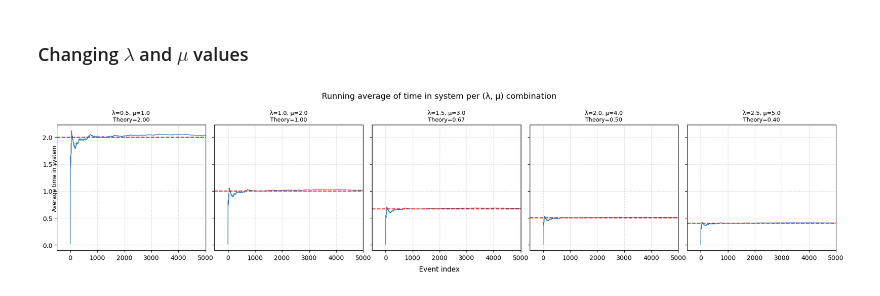
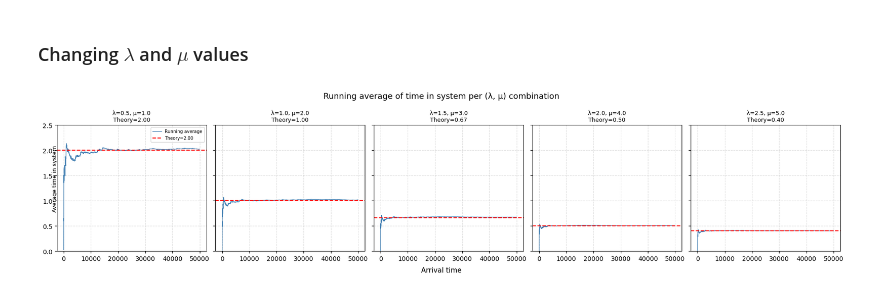
Before and after one commit to cdhvilsted/UniversityTrentoS26, a Jupyter notebook: HWqueue.ipynb, the cells around one changed output. Saved outputs shown, nothing was run; the diff lists cells and outputs as text; code cells hidden in the pictures.

Commit message:
Corrected plots with axes

```diff
--- a/HWqueue.ipynb
+++ b/HWqueue.ipynb
@@ -212,7 +212,7 @@ b = 10
 seed_list = [random.randint(0, 1000000) for _ in range(b)]
 lambda_value = 2
 mu_value = 3
-simulation_time_value = 750000
+simulation_time_value = 50000
 
 sample_means = []
 sample_variances = []
@@ -328,7 +312,7 @@ b = 5
 seed_value = 42
 lambda_list = [0.5, 1.0, 1.5, 2.0, 2.5]
 mu_list = [1.0, 2.0, 3.0, 4.0, 5.0]
-simulation_time_value = 750000
+simulation_time_value = 50000
 
 sample_means_2 = []
 sample_variances_2 = []
@@ -360,30 +341,38 @@ diff_pr_sim_2 = [[d - a for d, a in zip(dep, arr)]
 # %%
 import matplotlib.pyplot as plt
 import numpy as np
+from scipy import stats
+
+diff_pr_sim_2 = [[d - a for d, a in zip(dep, arr)]
+                 for arr, dep in zip(arrival_time_pr_sim_2, departure_time_pr_sim_2)]
 
 def running_average(arr):
     return np.cumsum(arr) / np.arange(1, len(arr) + 1)
 
-step = 10
-fig, axes = plt.subplots(1, len(lambda_list), figsize=(18, 4), sharex=True, sharey=True)
+fig, axes = plt.subplots(1, len(lambda_list), figsize=(18, 4), sharey=True)
 
 for idx, (lam, mu) in enumerate(zip(lambda_list, mu_list)):
     ax = axes[idx]
-
-    ra = running_average(diff_pr_sim_2[idx])
     theoretical = 1 / (mu - lam)
 
-    ax.plot(ra[::step], linewidth=1, color='steelblue')
-    ax.axhline(y=theoretical, linestyle='--', linewidth=1.5, color='red')
+    # Only one simulation per (lam, mu) combo, so no CI — just plot directly
+    ra = running_average(np.array(diff_pr_sim_2[idx]))
+    arr_times = np.array(arrival_time_pr_sim_2[idx])
+
+    n = min(len(arr_times), len(ra))
+    ax.plot(arr_times[:n], ra[:n], linewidth=1, color='steelblue', label="Running average")
+    ax.axhline(y=theoretical, linestyle='--', linewidth=1.5, color='red', label=f"Theory={theoretical:.2f}")
+    ax.set_ylim(0, 2.5)
     ax.set_title(f"λ={lam}, μ={mu}\nTheory={theoretical:.2f}", fontsize=9)
-    ax.set_xlim(-500, 5000)
     ax.grid(True, linestyle='--', alpha=0.4)
 
-fig.text(0.5, -0.02, "Event index", ha='center', fontsize=11)
+    if idx == 0:
+        ax.legend(fontsize=7)
+
+fig.text(0.5, -0.02, "Arrival time", ha='center', fontsize=11)
 fig.text(0.02, 0.5, "Average time in system", va='center', rotation='vertical', fontsize=9)
-
 plt.suptitle("Running average of time in system per (λ, μ) combination", fontsize=13)
 plt.tight_layout()
 plt.show()
 # %% [output]
-[figure, old version]
+[figure, new version]
```
Also changed, not shown: parts of 5 cells of this notebook.
